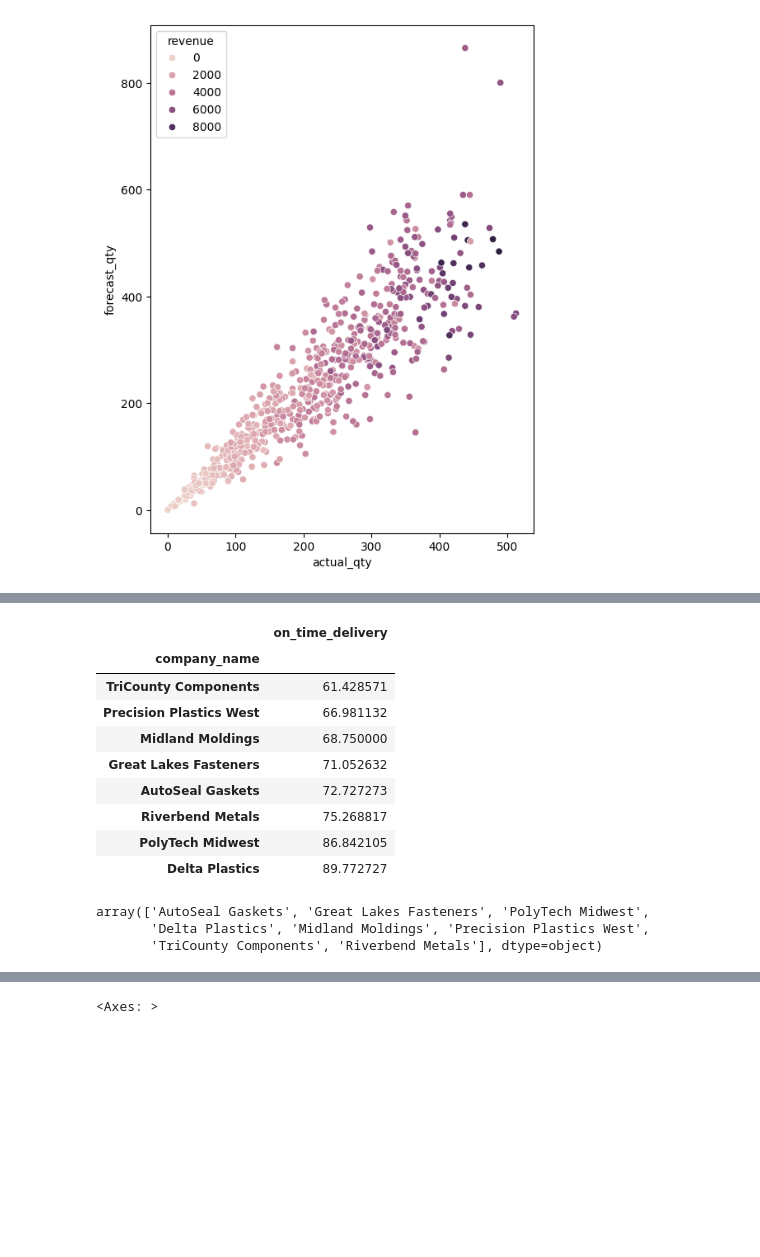
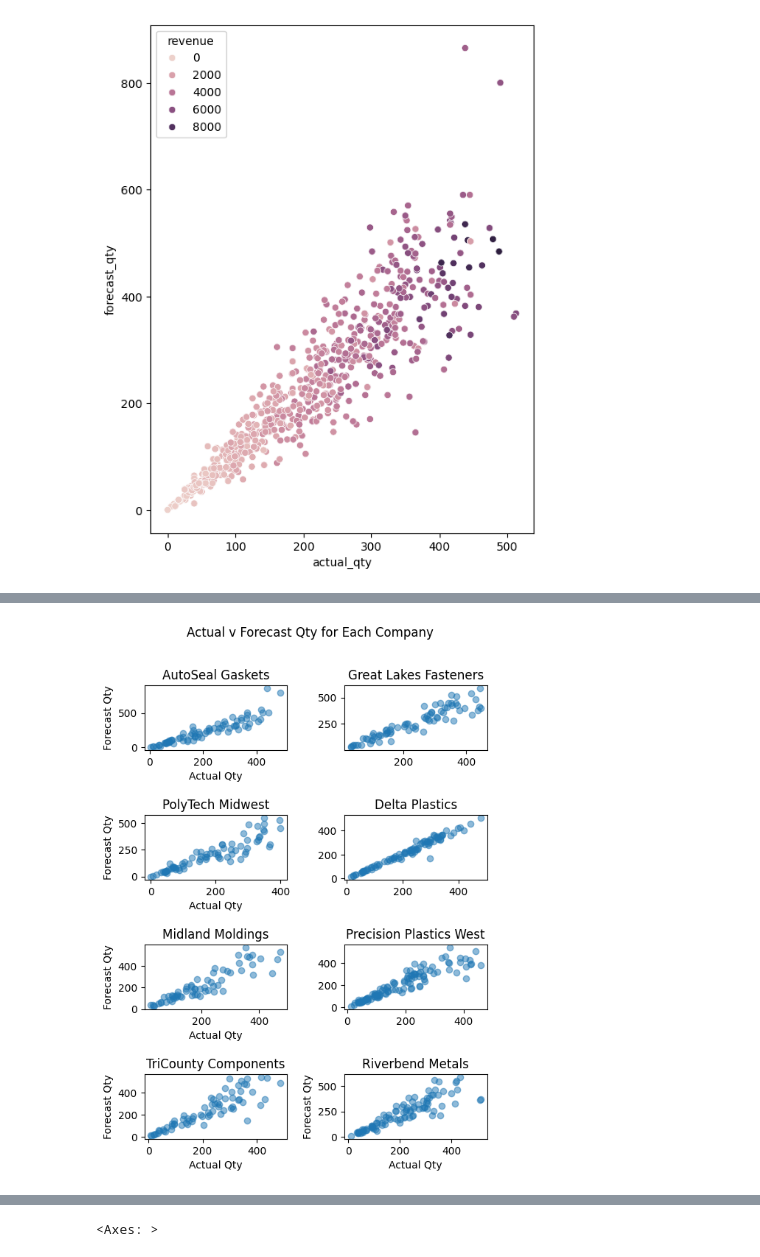
Before and after one commit to Burkey3072/MSUDatathon, a Jupyter notebook: forecast_model_limits_justin.ipynb, the cells around one changed output, grey strips where cells are left out. Saved outputs shown, nothing was run; the diff lists cells and outputs as text; code cells hidden in the pictures; blank space fills up the shorter version.

```diff
--- a/forecast_model_limits_justin.ipynb
+++ b/forecast_model_limits_justin.ipynb
@@ -104,29 +89,47 @@ pd.DataFrame(summary)
-# %%
-# Figure out which companies have the most on-time deliveries
-if orders['on_time_delivery'].dtype == 'object':
-    orders['on_time_delivery'] = orders['on_time_delivery'].str.strip().str.lower()
-    orders['on_time_delivery'] = orders['on_time_delivery'].map({'yes': 1, 'no': 0})
-
-on_time_rate = orders.groupby('company_name')['on_time_delivery'].mean().sort_values() * 100
-
-pd.DataFrame(on_time_rate)
-# This will show the percentage of on-time deliveries for each company
-# %% [output]
-|  | on_time_delivery |
-| company_name |  |
-| TriCounty Components | 61.428571 |
-| Precision Plastics West | 66.981132 |
-| Midland Moldings | 68.750000 |
-| Great Lakes Fasteners | 71.052632 |
-| AutoSeal Gaskets | 72.727273 |
-| Riverbend Metals | 75.268817 |
-| PolyTech Midwest | 86.842105 |
-| Delta Plastics | 89.772727 |
 # %%
-company_profiles['life_cycle_stage']
+fig, axs = plt.subplots(nrows=4, ncols=2, figsize=(6, 8))
+fig.suptitle('Actual v Forecast Qty for Each Company')
+
+axs[0, 0].scatter((orders[orders['company_name'] == 'AutoSeal Gaskets']['actual_qty']), (orders[orders['company_name'] == 'AutoSeal Gaskets']['forecast_qty']), alpha=0.5)
+axs[0, 0].set_title('AutoSeal Gaskets')
+axs[0, 0].set_xlabel('Actual Qty')
+axs[0, 0].set_ylabel('Forecast Qty')
+
+axs[0, 1].scatter((orders[orders['company_name'] == 'Great Lakes Fasteners']['actual_qty']), (orders[orders['company_name'] == 'Great Lakes Fasteners']['forecast_qty']), alpha=0.5)
+axs[0, 1].set_title('Great Lakes Fasteners')
+axs[0, 0].set_xlabel('Actual Qty')
+axs[0, 0].set_ylabel('Forecast Qty')
+
+axs[1, 0].scatter((orders[orders['company_name'] == 'PolyTech Midwest']['actual_qty']), (orders[orders['company_name'] == 'PolyTech Midwest']['forecast_qty']), alpha=0.5)
+axs[1, 0].set_title('PolyTech Midwest')
+axs[1, 0].set_xlabel('Actual Qty')
+axs[1, 0].set_ylabel('Forecast Qty')
+
+axs[1, 1].scatter((orders[orders['company_name'] == 'Delta Plastics']['actual_qty']), (orders[orders['company_name'] == 'Delta Plastics']['forecast_qty']), alpha=0.5)
+axs[1, 1].set_title('Delta Plastics')
+axs[1, 0].set_xlabel('Actual Qty')
+axs[1, 0].set_ylabel('Forecast Qty')
+
+axs[2, 0].scatter((orders[orders['company_name'] == 'Midland Moldings']['actual_qty']), (orders[orders['company_name'] == 'Midland Moldings']['forecast_qty']), alpha=0.5)
+axs[2, 0].set_title('Midland Moldings')
+axs[2, 0].set_xlabel('Actual Qty')
+axs[2, 0].set_ylabel('Forecast Qty')
+
+axs[2, 1].scatter((orders[orders['company_name'] == 'Precision Plastics West']['actual_qty']), (orders[orders['company_name'] == 'Precision Plastics West']['forecast_qty']), alpha=0.5)
+axs[2, 1].set_title('Precision Plastics West')
+axs[2, 0].set_xlabel('Actual Qty')
+axs[2, 0].set_ylabel('Forecast Qty')
+
+axs[3, 0].scatter((orders[orders['company_name'] == 'TriCounty Components']['actual_qty']), (orders[orders['company_name'] == 'TriCounty Components']['forecast_qty']), alpha=0.5)
+axs[3, 0].set_title('TriCounty Components')
+axs[3, 0].set_xlabel('Actual Qty')
+axs[3, 0].set_ylabel('Forecast Qty')
+
+axs[3, 1].scatter((orders[orders['company_name'] == 'Riverbend Metals']['actual_qty']), (orders[orders['company_name'] == 'Riverbend Metals']['forecast_qty']), alpha=0.5)
+axs[3, 1].set_title('Riverbend Metals')
+axs[3, 1].set_xlabel('Actual Qty')
+axs[3, 1].set_ylabel('Forecast Qty')
+
+plt.subplots_adjust(wspace=0.4, hspace=1.0)
+# %% [output]
+[figure, added]
-# %%
-orders['company_name'].unique()
-# %% [output]
-array(['AutoSeal Gaskets', 'Great Lakes Fasteners', 'PolyTech Midwest',
-       'Delta Plastics', 'Midland Moldings', 'Precision Plastics West',
-       'TriCounty Components', 'Riverbend Metals'], dtype=object)
```
Also changed, not shown: parts of 13 cells of this notebook.
